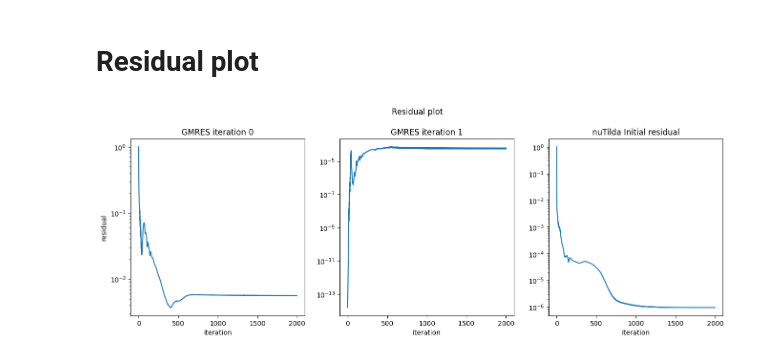
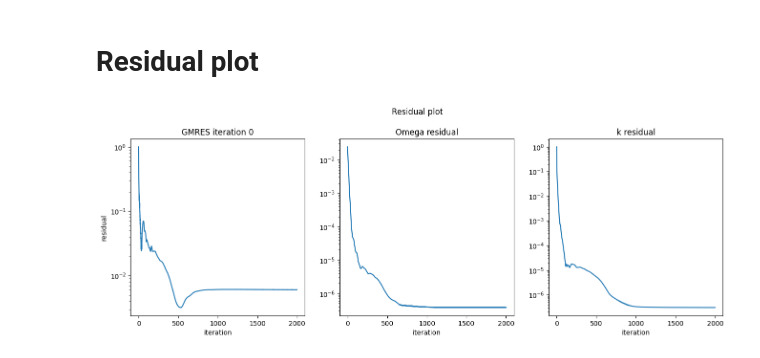
Before and after one commit to PGGO26/M6_HiSa, a Jupyter notebook: plot.ipynb, the cells around one changed output. Drawn from its saved outputs; the diff is of its cells as text; code cells hidden in the pictures.

Commit message:
plot update
Residual plot update

```diff
--- a/plot.ipynb
+++ b/plot.ipynb
@@ -317,18 +161,44 @@ residual2_lst = residual_lst[1::2]
+# %%
+import re
+log_path = 'log/hisa.log'
+with open(log_path,'r') as file:
+    log_content = file.read()
+GMRES_pattern = r"GMRES iteration: 0\s+Residual:\s+([0-9.]+)"
+GMRES_matches = re.findall(GMRES_pattern, log_content)
+omega_pattern = r"Solving for omega, Initial residual = ([0-9.eE+-]+)"
+omega_matches = re.findall(omega_pattern, log_content)
+k_pattern = r"smoothSolver:  Solving for k, Initial residual = ([0-9.eE+-]+)"
+k_matches = re.findall(k_pattern, log_content)
+
+if GMRES_matches:
+    GMRES_residual = [float(value) for value in GMRES_matches]
+else:
+    print("No GMRES matches found")
+
+if omega_matches:
+    omega_residual = [float(value) for value in omega_matches]
+else:
+    print("No matches found for Omega Initial residual")
+
+if k_matches:
+    k_residual = [float(value) for value in k_matches]
+else:
+    print("No matches found for K Initial residual")
 # %%
 import matplotlib.pyplot as plt
 fig, axes = plt.subplots(1,3, figsize=(16,5))
-axes[0].semilogy(residual1_lst)
+axes[0].semilogy(GMRES_residual)
 axes[0].set_title('GMRES iteration 0')
 axes[0].set_ylabel('residual')
 axes[0].set_xlabel('iteration')
-axes[1].semilogy(residual2_lst)
-axes[1].set_title('GMRES iteration 1')
+axes[1].semilogy(omega_residual)
+axes[1].set_title('Omega residual')
 axes[1].set_xlabel('iteration')
-axes[2].semilogy(Initial_lst)
-axes[2].set_title('nuTilda Initial residual')
+axes[2].semilogy(k_residual)
+axes[2].set_title('k residual')
 axes[2].set_xlabel('iteration')
 
 fig.suptitle('Residual plot')
 plt.subplots_adjust(top=0.85)
 # %% [output]
-[figure, old version]
+[figure, new version]
```
Also changed, not shown: parts of 12 cells of this notebook.
